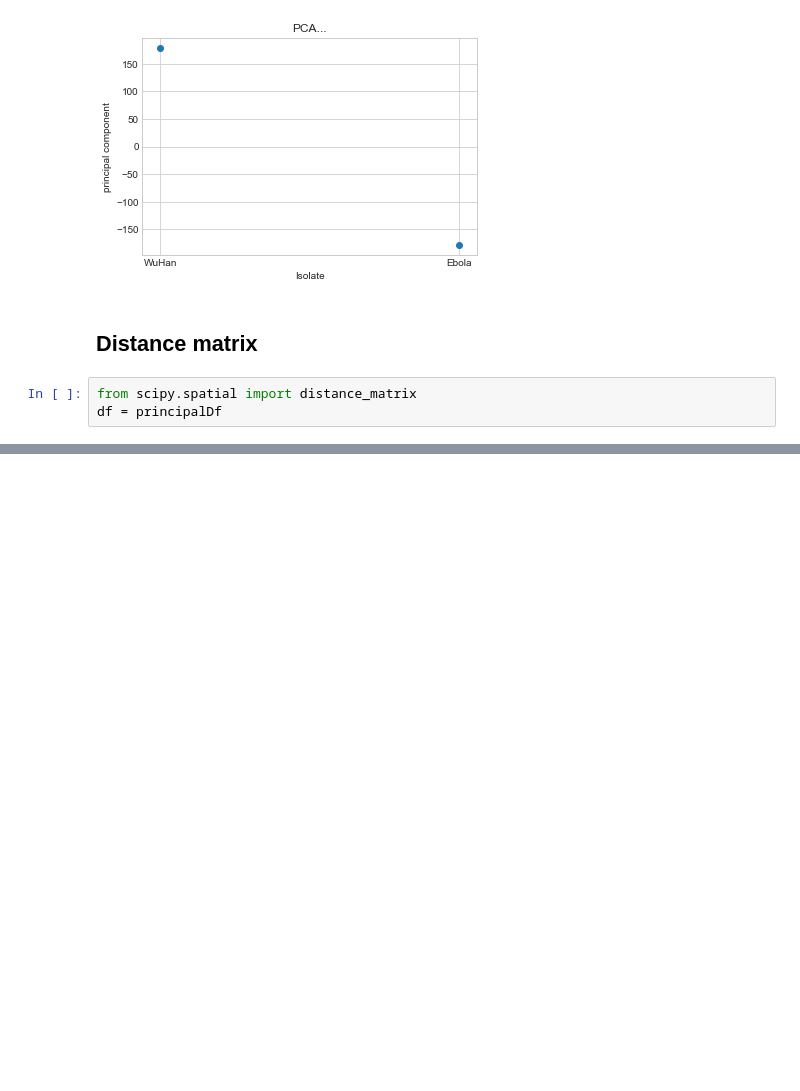
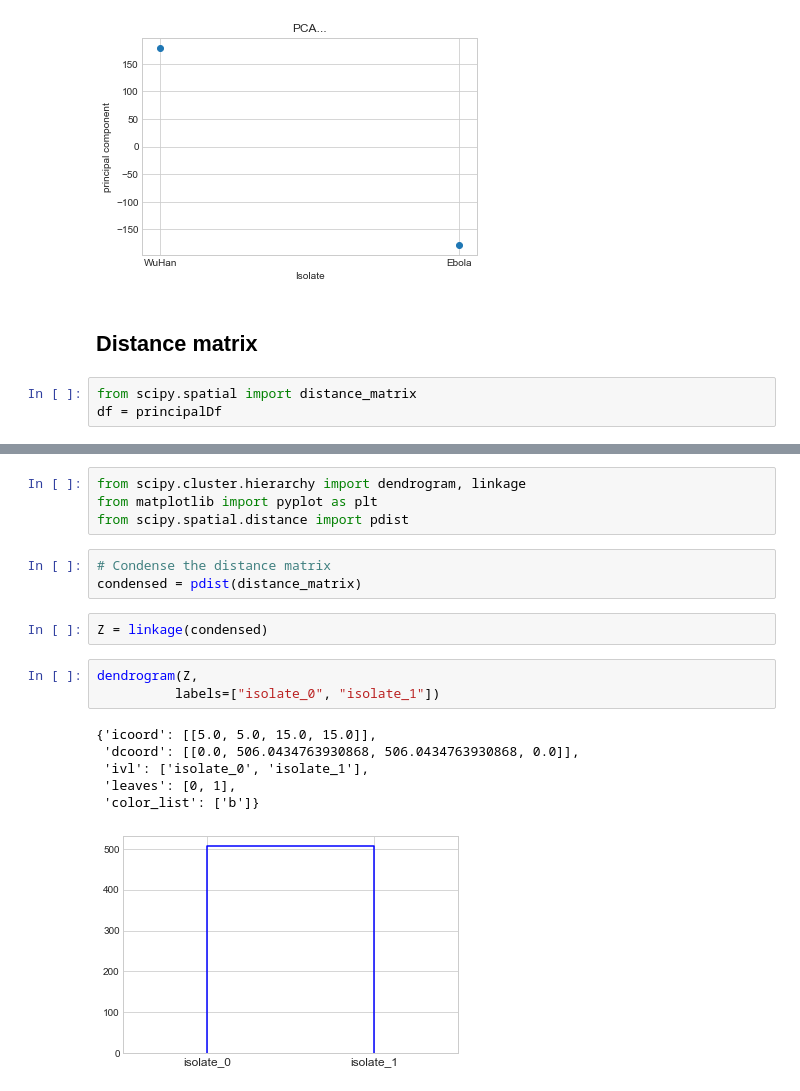
Before and after one commit to urbanslug/Project, a Jupyter notebook: Notebooks/Project/Corona Virus PCA Experiment.ipynb, the cells around one changed output, grey strips where cells are left out. Drawn from its saved outputs; the diff is of its cells as text; blank space fills up the shorter version.

Commit message:
Add dendrogram
Signed-off-by: Njagi Mwaniki <njagi@urbanslug.com>

```diff
--- a/Notebooks/Project/Corona Virus PCA Experiment.ipynb
+++ b/Notebooks/Project/Corona Virus PCA Experiment.ipynb
@@ -140,0 +140,19 @@ distance_matrix = pd.DataFrame(distance_matrix(df.values, df.values), index=df.i
+# %%
+from scipy.cluster.hierarchy import dendrogram, linkage
+from matplotlib import pyplot as plt
+from scipy.spatial.distance import pdist
+# %%
+# Condense the distance matrix
+condensed = pdist(distance_matrix)
+# %%
+Z = linkage(condensed)
+# %%
+dendrogram(Z,
+          labels=["isolate_0", "isolate_1"])
+# %% [output]
+{'icoord': [[5.0, 5.0, 15.0, 15.0]],
+ 'dcoord': [[0.0, 506.0434763930868, 506.0434763930868, 0.0]],
+ 'ivl': ['isolate_0', 'isolate_1'],
+ 'leaves': [0, 1],
+ 'color_list': ['b']}
+[figure, added]
```
Also changed, not shown: parts of 5 cells of this notebook, 3 other files.
